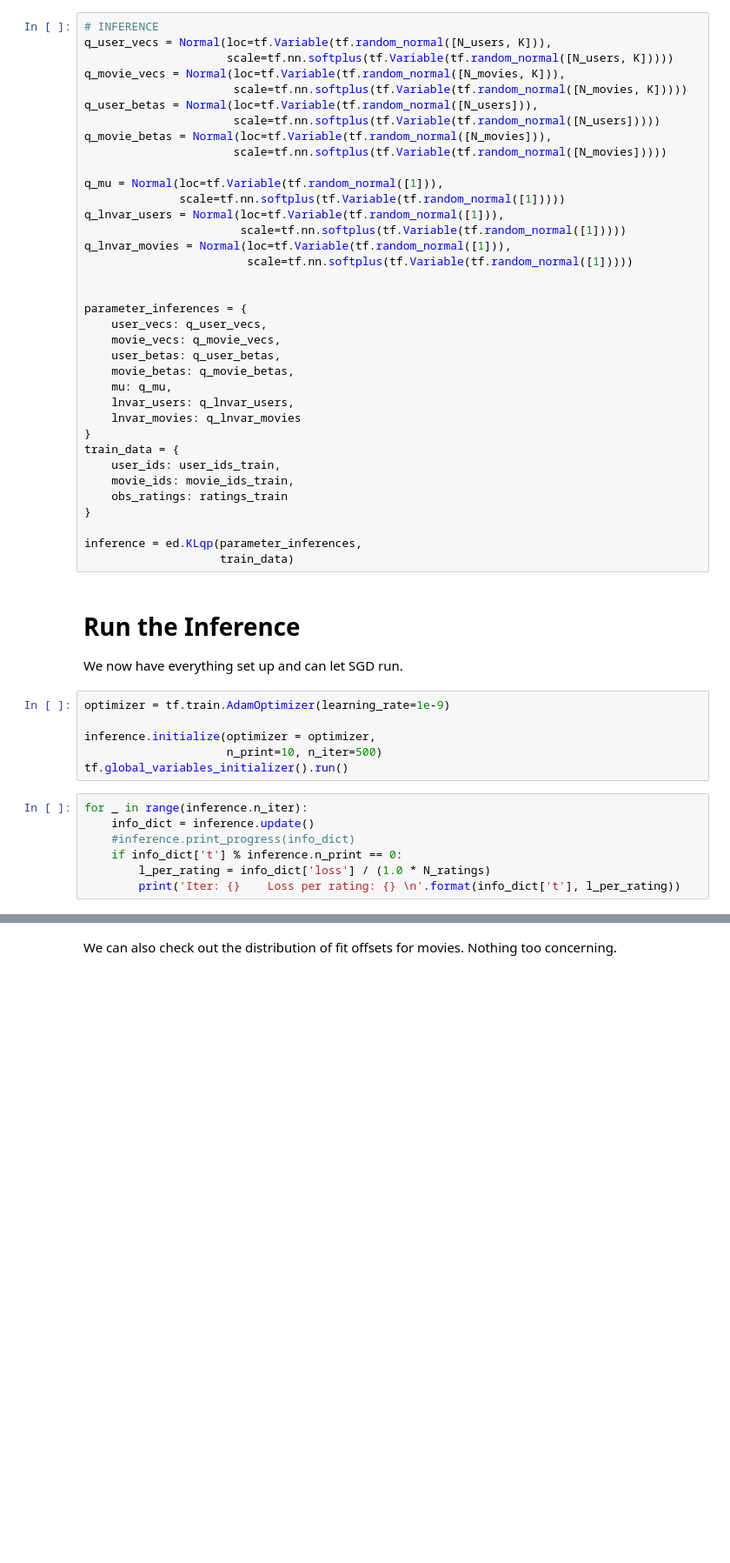
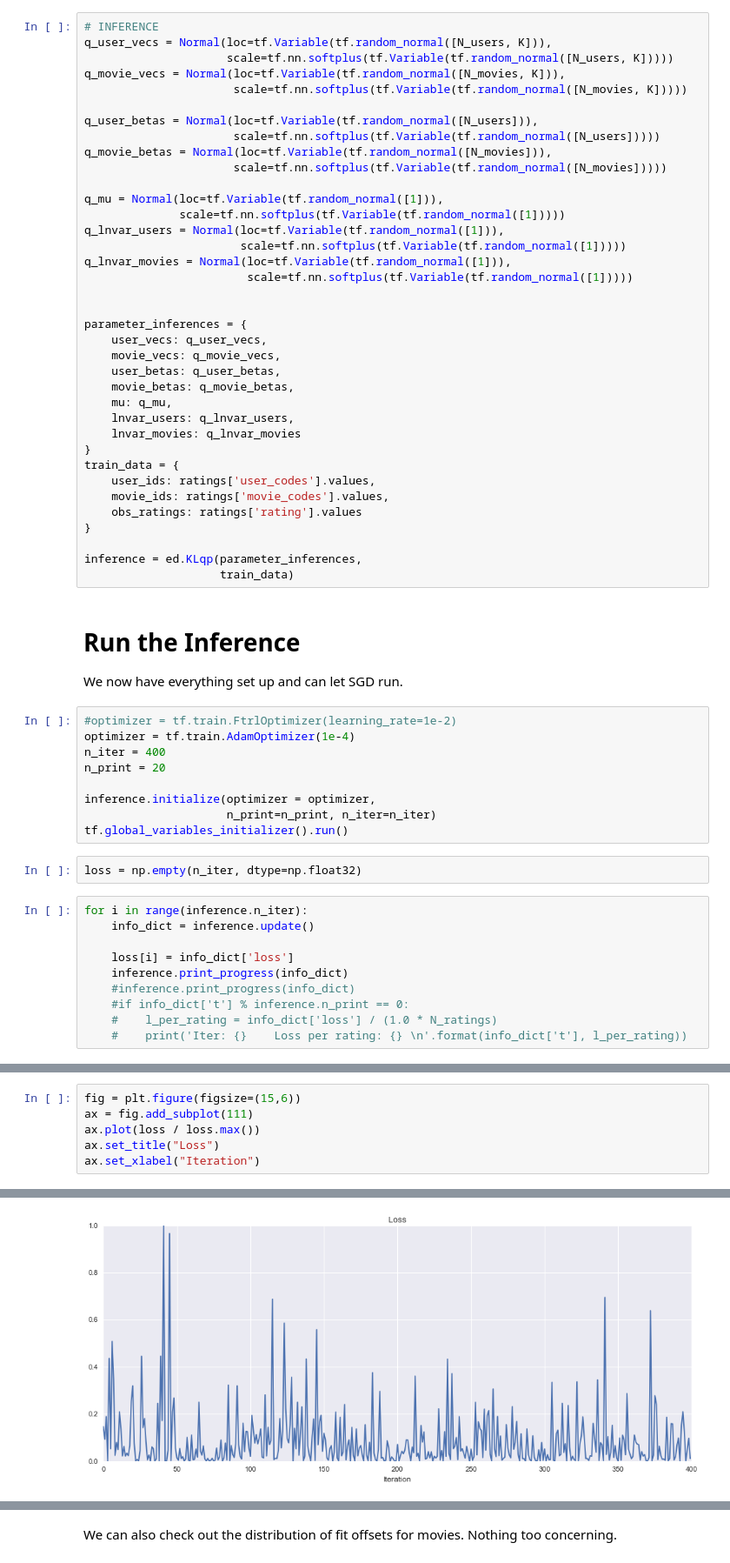
Before and after one commit to blei-lab/edward, a Jupyter notebook: notebooks/pcf_of_movielens_ratings.ipynb, the cells around one changed output, grey strips where cells are left out. Shown at 87% size. Cells and saved outputs as stored; diff of their text form; blank space fills up the shorter version.

```diff
--- a/notebooks/pcf_of_movielens_ratings.ipynb
+++ b/notebooks/pcf_of_movielens_ratings.ipynb
@@ -188,6 +246,7 @@ q_user_vecs = Normal(loc=tf.Variable(tf.random_normal([N_users, K])),
                      scale=tf.nn.softplus(tf.Variable(tf.random_normal([N_users, K]))))
 q_movie_vecs = Normal(loc=tf.Variable(tf.random_normal([N_movies, K])),
                       scale=tf.nn.softplus(tf.Variable(tf.random_normal([N_movies, K]))))
+
 q_user_betas = Normal(loc=tf.Variable(tf.random_normal([N_users])),
                       scale=tf.nn.softplus(tf.Variable(tf.random_normal([N_users]))))
 q_movie_betas = Normal(loc=tf.Variable(tf.random_normal([N_movies])),
@@ -211,9 +270,9 @@ parameter_inferences = {
     lnvar_movies: q_lnvar_movies
 }
 train_data = {
-    user_ids: user_ids_train,
-    movie_ids: movie_ids_train,
-    obs_ratings: ratings_train
+    user_ids: ratings['user_codes'].values,
+    movie_ids: ratings['movie_codes'].values,
+    obs_ratings: ratings['rating'].values
 }
 
 inference = ed.KLqp(parameter_inferences,
@@ -223,16 +282,24 @@ inference = ed.KLqp(parameter_inferences,
 
 We now have everything set up and can let SGD run.
 # %%
-optimizer = tf.train.AdamOptimizer(learning_rate=1e-9)
+#optimizer = tf.train.FtrlOptimizer(learning_rate=1e-2)
+optimizer = tf.train.AdamOptimizer(1e-4)
+n_iter = 400
+n_print = 20
 
 inference.initialize(optimizer = optimizer,
-                     n_print=10, n_iter=500)
+                     n_print=n_print, n_iter=n_iter)
 tf.global_variables_initializer().run()
+# %%
+loss = np.empty(n_iter, dtype=np.float32)
 # %%
-for _ in range(inference.n_iter):
+for i in range(inference.n_iter):
     info_dict = inference.update()
+
+    loss[i] = info_dict['loss']
+    inference.print_progress(info_dict)
     #inference.print_progress(info_dict)
-    if info_dict['t'] % inference.n_print == 0:
-        l_per_rating = info_dict['loss'] / (1.0 * N_ratings)
-        print('Iter: {}    Loss per rating: {} \n'.format(info_dict['t'], l_per_rating))
+    #if info_dict['t'] % inference.n_print == 0:
+    #    l_per_rating = info_dict['loss'] / (1.0 * N_ratings)
+    #    print('Iter: {}    Loss per rating: {} \n'.format(info_dict['t'], l_per_rating))
 # %% [output]
@@ -258,0 +309,7 @@ Just as a first sanity check, let's see which movies the model thinks are best.
+# %%
+fig = plt.figure(figsize=(15,6))
+ax = fig.add_subplot(111)
+ax.plot(loss / loss.max())
+ax.set_title("Loss")
+ax.set_xlabel("Iteration")
+# %% [output]
@@ -258,0 +317 @@ Just as a first sanity check, let's see which movies the model thinks are best.
+[figure, added]
```
Also changed, not shown: parts of 47 cells of this notebook.
